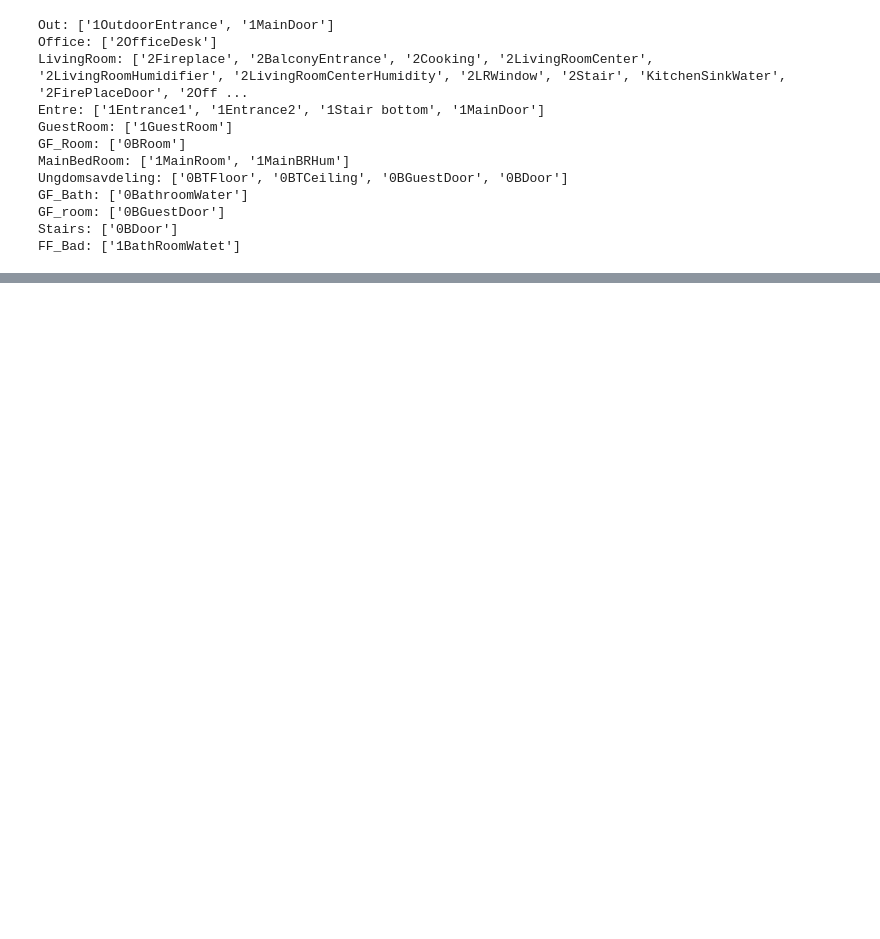
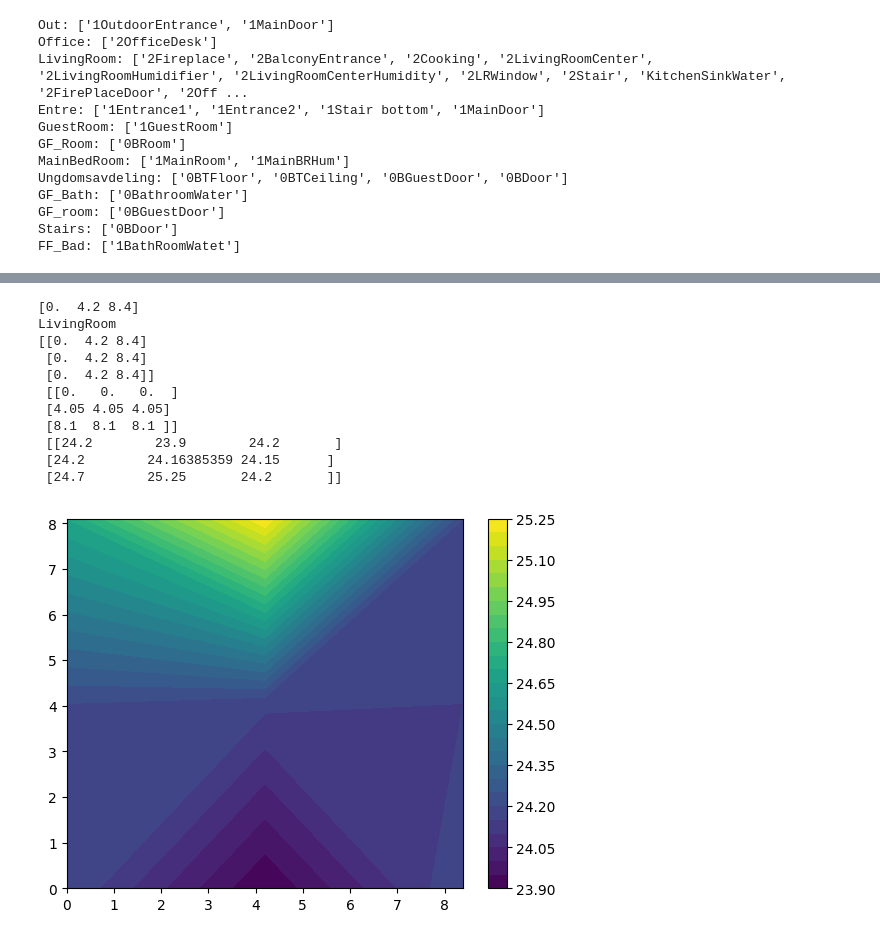
Before and after one commit to oskarhlm/VRDT---Smart-House, a Jupyter notebook: python/disruptive.ipynb, the cells around one changed output, grey strips where cells are left out. Drawn from its saved outputs; the diff is of its cells as text; code cells hidden in the pictures; blank space fills up the shorter version.

Commit message:
Added temp, almost done now

```diff
--- a/python/disruptive.ipynb
+++ b/python/disruptive.ipynb
@@ -350,14 +278,3 @@ room_coords = {'GF_Room': GF_Room,
 # Define grid points for interpolation
 xgrid_tot, ygrid_tot = np.meshgrid(np.linspace(start, end_x, 10), np.linspace(start, end_y, 10))
 grid_tot = np.column_stack((xgrid_tot.ravel(), ygrid_tot.ravel()))
-# %%
-room_grid={}
-for room in room_coords:
-    i=0
-    i+=1
-    temp=[]
-    if len(room_coords[room])<5:
-        a=Square_room(room_coords[room])
-        xgrid,ygrid=np.meshgrid(np.linspace(a[0],a[2],2),np.linspace(a[1],a[3],2))
-        grid=np.column_stack((xgrid.ravel(),ygrid.ravel()))
-        room_grid[room]=grid
@@ -389,0 +281,21 @@ def interpolate(room):
+# %%
+N=3
+def room_grid(room):
+    if len(room_coords[room])<5:
+        a=Square_room(room_coords[room])
+        xgrid,ygrid=np.meshgrid(np.linspace(a[0],a[2],N),np.linspace(a[1],a[3],N))
+        grid=np.column_stack((xgrid.ravel(),ygrid.ravel()))
+        return grid
+    else:
+        a=Not_square_room(room_coords[room])
+        xgrid,ygrid=np.meshgrid(np.linspace(a[0],a[2],N),np.linspace(a[1],a[3],N))
+        a=a[4]
+        i=0
+        j=0
+        for i in range(N):
+            for j in range(N):
+                if xgrid[0][i]<=a[2] and xgrid[0][i]>=a[0] and ygrid[:,-1][j]<=a[3] and ygrid[:,-1][j]>=a[1]:
+                    xgrid[i][j],ygrid[i][j]=0,0
+
+        grid=np.column_stack((xgrid.ravel(),ygrid.ravel()))
+        return grid
@@ -389,0 +364,26 @@ def interpolate(room):
+# %%
+room='LivingRoom'
+grid=room_grid(room)
+print(grid[3:6,0])
+xi,yi=np.meshgrid(grid[3:6,0],grid[:,1][::3])
+print(room)
+plt.figure(i)
+z=interpolate(room)
+z_2d = np.reshape(z, (xi.shape[0], xi.shape[1]))
+print(xi,'\n',yi,'\n',z_2d)
+plt.contourf(xi,yi,z_2d,30)
+plt.colorbar()
+plt.show()
+# %% [output]
+[0.  4.2 8.4]
+LivingRoom
+[[0.  4.2 8.4]
+ [0.  4.2 8.4]
+ [0.  4.2 8.4]]
+ [[0.   0.   0.  ]
+ [4.05 4.05 4.05]
+ [8.1  8.1  8.1 ]]
+ [[24.2        23.9        24.2       ]
+ [24.2        24.16385359 24.15      ]
+ [24.7        25.25       24.2       ]]
+[figure, added]
```
Also changed, not shown: parts of 15 cells of this notebook.
